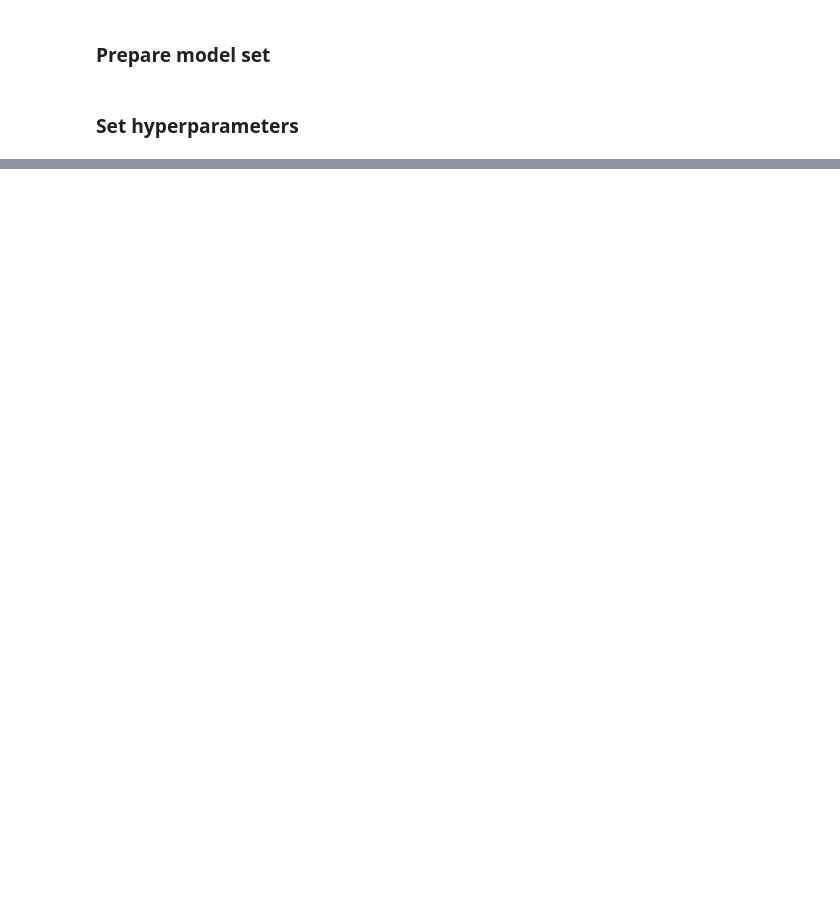
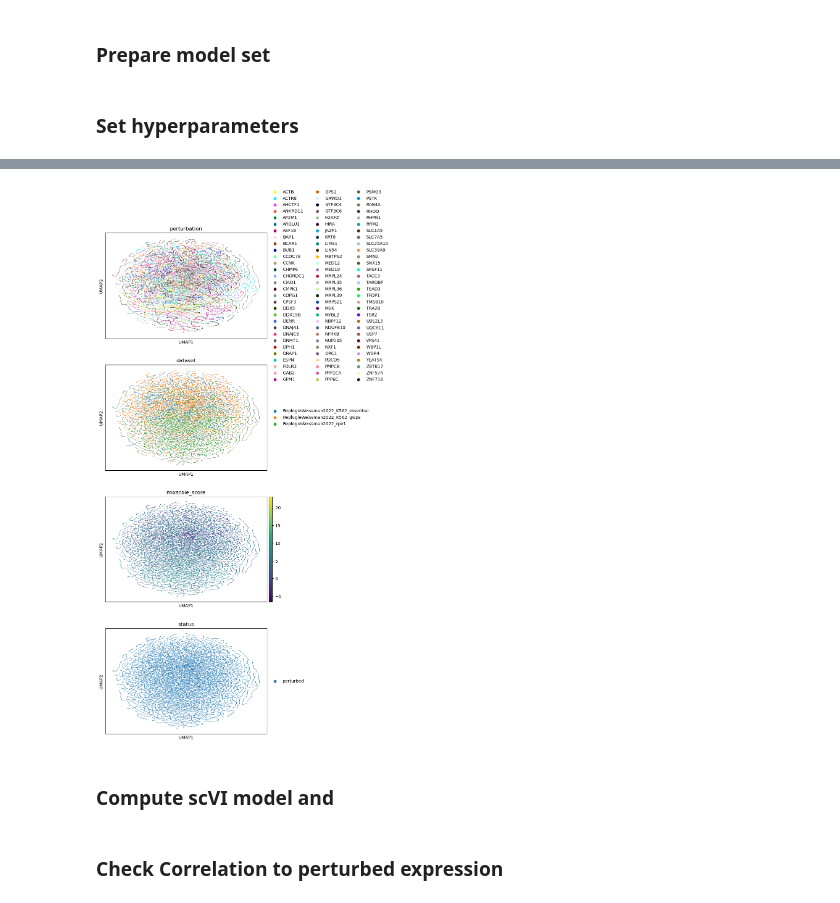
Before and after one commit to GoyalLab/ExPert, a Jupyter notebook: vae/notebooks/GPA.ipynb, the cells around one changed output, grey strips where cells are left out. Cells and saved outputs as stored; diff of their text form; code cells hidden in the pictures; blank space fills up the shorter version.

```diff
--- a/vae/notebooks/GPA.ipynb
+++ b/vae/notebooks/GPA.ipynb
@@ -151,0 +190,11 @@ gedvae.train(data_params=data_params, model_params=gedvae_params, train_params=t
+# %%
+# Look at Z_g
+sc.pp.neighbors(model_set, use_rep=MODULE_KEYS.ZG_KEY)
+sc.tl.umap(model_set)
+sc.pl.umap(model_set, color=['perturbation', 'dataset', 'mixscale_score', 'status'], ncols=1)
+# %% [output]
+[figure, added]
+# %% [markdown]
+### Compute scVI model and
+# %% [markdown]
+### Check Correlation to perturbed expression
```
Also changed, not shown: parts of 21 cells of this notebook, 30 other files.
